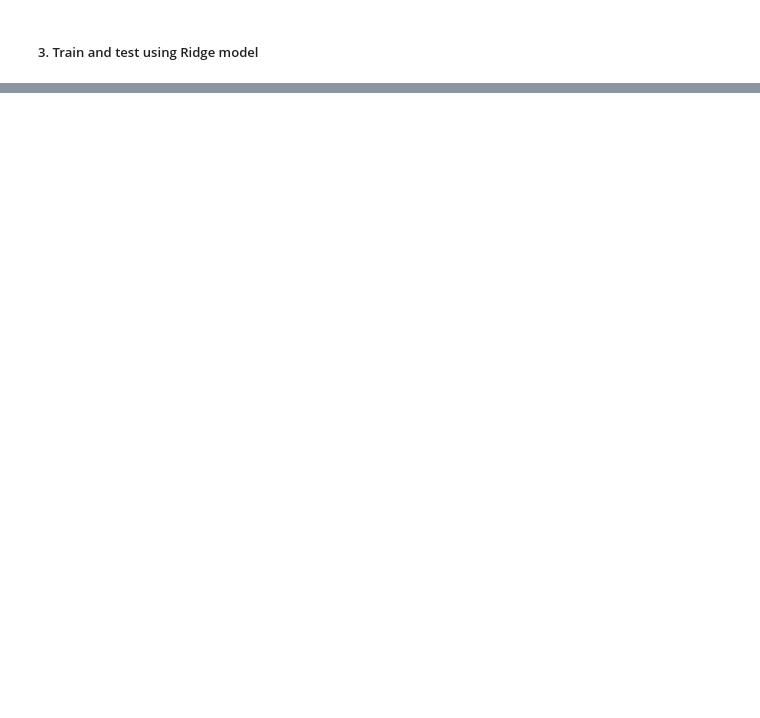
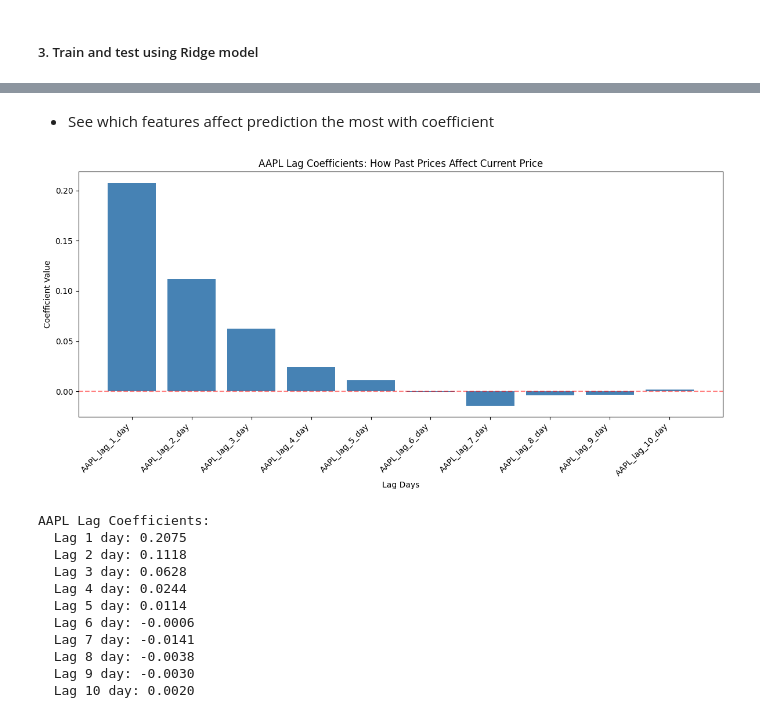
Before and after one commit to J-Soh/Machine-Learning, a Jupyter notebook: Time-Series/Price forecast/price.ipynb, the cells around one changed output, grey strips where cells are left out. Saved outputs shown, nothing was run; the diff lists cells and outputs as text; code cells hidden in the pictures; blank space fills up the shorter version.

```diff
--- a/Time-Series/Price forecast/price.ipynb
+++ b/Time-Series/Price forecast/price.ipynb
@@ -291,0 +445,38 @@ plt.show()
+# %% [markdown]
+- See which features affect prediction the most with coefficient
+# %%
+# Plot coefficients for AAPL lags
+fig, ax = plt.subplots(figsize=(12, 6))
+
+# Get coefficients for AAPL lag columns
+aapl_lag_cols = [col for col in prices_perc.columns if 'AAPL_lag' in col]
+aapl_lag_coefs = [model.coef_[i] for i, col in enumerate(prices_perc.columns) if 'AAPL_lag' in col]
+
+# Create bar plot
+ax.bar(aapl_lag_cols, aapl_lag_coefs, color='steelblue')
+ax.set_xlabel('Lag Days')
+ax.set_ylabel('Coefficient Value')
+ax.set_title('AAPL Lag Coefficients: How Past Prices Affect Current Price')
+ax.axhline(y=0, color='red', linestyle='--', alpha=0.5)
+plt.xticks(rotation=45, ha='right')
+plt.tight_layout()
+plt.show()
+
+# Print coefficients in order
+print("\nAAPL Lag Coefficients:")
+for col, coef in zip(aapl_lag_cols, aapl_lag_coefs):
+    lag_num = col.split('_')[2]  # Extract the number from 'AAPL_lag_X_day'
+    print(f"  Lag {lag_num} day: {coef:.4f}")
+# %% [output]
+[figure, added]
+AAPL Lag Coefficients:
+  Lag 1 day: 0.2075
+  Lag 2 day: 0.1118
+  Lag 3 day: 0.0628
+  Lag 4 day: 0.0244
+  Lag 5 day: 0.0114
+  Lag 6 day: -0.0006
+  Lag 7 day: -0.0141
+  Lag 8 day: -0.0038
+  Lag 9 day: -0.0030
+  Lag 10 day: 0.0020
```
Also changed, not shown: parts of 10 cells of this notebook, 3 other files.
